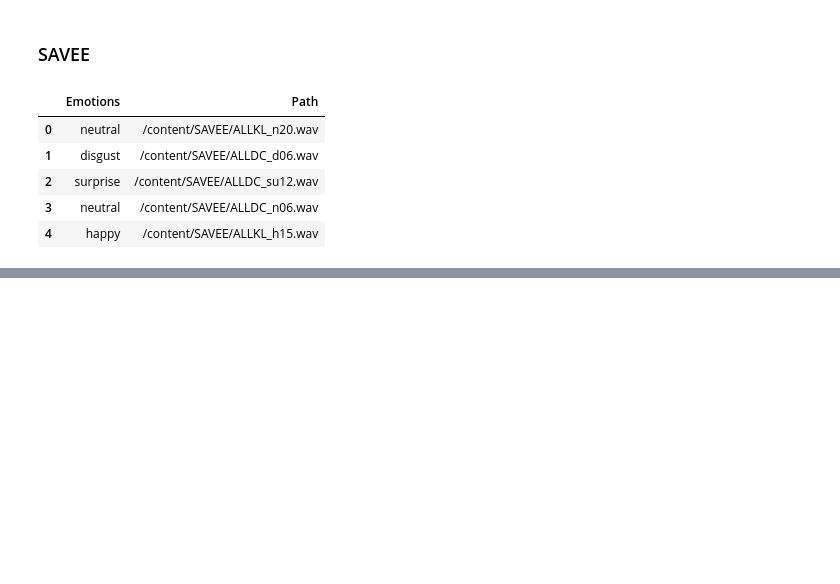
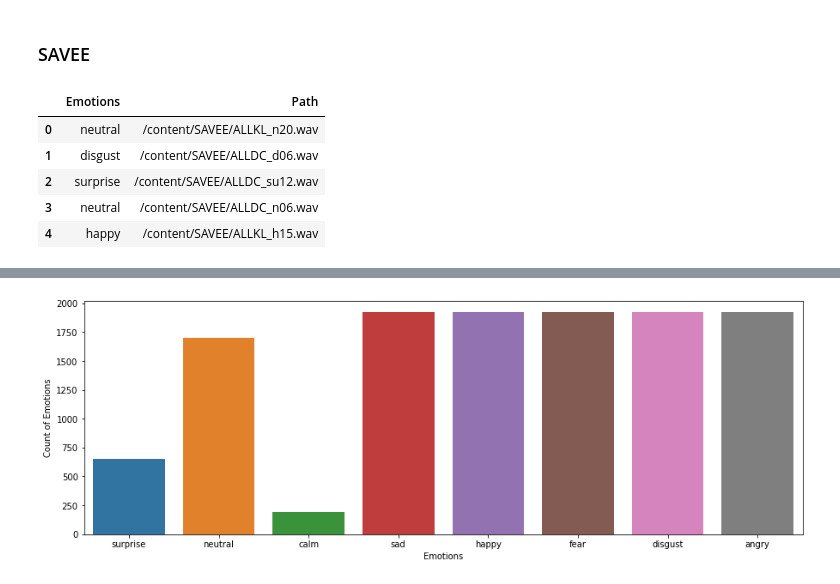
Before and after one commit to architGitHub/Speech-Emotion-Detection, a Jupyter notebook: Speech_Emotion_Detection.ipynb, the cells around one changed output, grey strips where cells are left out. Cells and saved outputs as stored; diff of their text form; code cells hidden in the pictures; blank space fills up the shorter version.

```diff
--- a/Speech_Emotion_Detection.ipynb
+++ b/Speech_Emotion_Detection.ipynb
@@ -196,0 +199,4 @@ df_Savee.head()
+# %%
+df_merged = pd.concat([df_Ravdess, df_Crema, df_Tess, df_Savee], axis = 0)
+df_merged.to_csv("speech_merged.csv", index=False)
+df_merged.head()
@@ -196,0 +210,8 @@ df_Savee.head()
+# %%
+plt.figure(figsize = (15, 5), facecolor = None)
+sns.countplot(df_merged.Emotions)
+plt.ylabel('Count of Emotions')
+plt.xlabel('Emotions')
+plt.show()
+# %% [output]
+[figure, added]
```
Also changed, not shown: parts of 2 cells of this notebook.
